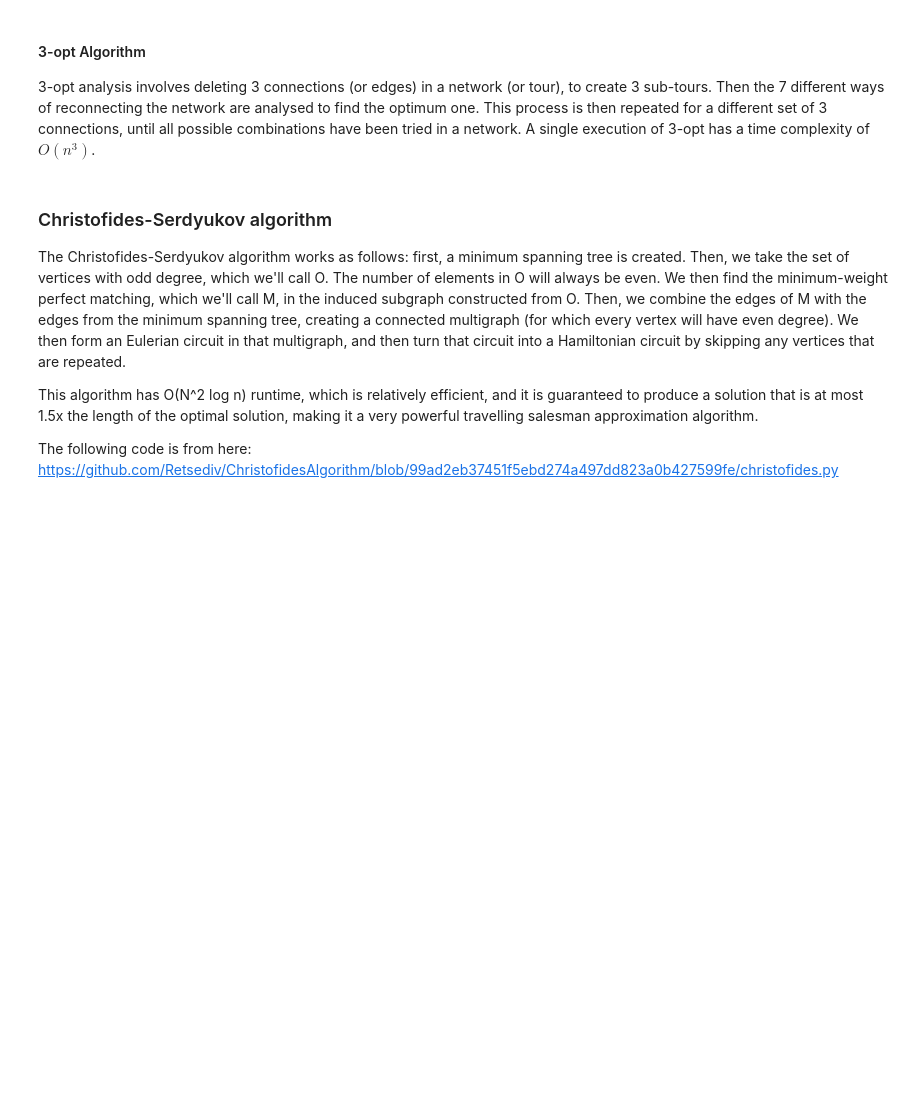
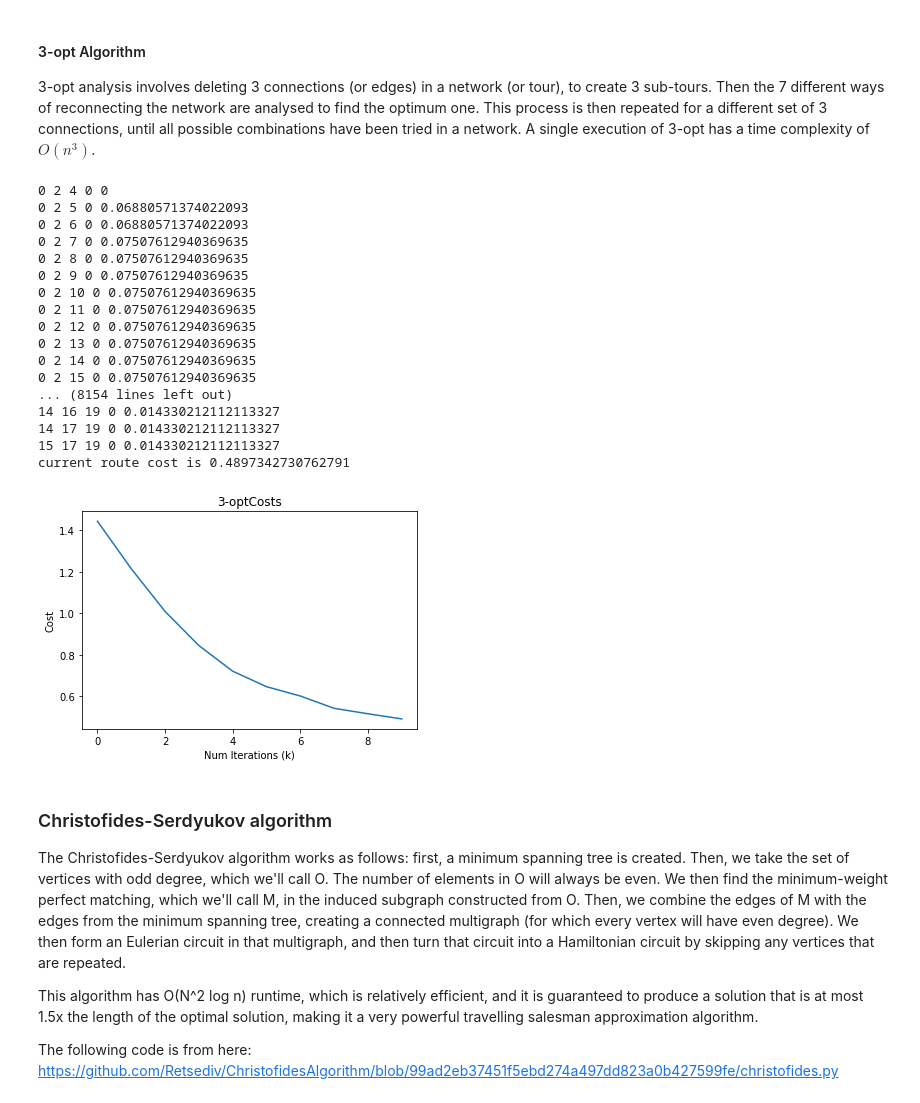
Before and after one commit to donallw/CitiBike-TSP, a Jupyter notebook: CitiBikeTSP.ipynb, the cells around one changed output. Drawn from its saved outputs; the diff is of its cells as text; code cells hidden in the pictures; blank space fills up the shorter version.

```diff
--- a/CitiBikeTSP.ipynb
+++ b/CitiBikeTSP.ipynb
@@ -559,6 +773,14 @@ updated path costs to 5.100702316183739
 #### 3-opt Algorithm
 3-opt analysis involves deleting 3 connections (or edges) in a network (or tour), to create 3 sub-tours. Then the 7 different ways of reconnecting the network are analysed to find the optimum one. This process is then repeated for a different set of 3 connections, until all possible combinations have been tried in a network. A single execution of 3-opt has a time complexity of $O(n^{3})$.
 # %%
+import random
+import numpy as np
+import matplotlib.pyplot as plt
+# import TWOPT
+from itertools import combinations, permutations
+
+
+
 def exchange(path, mode, a, c, e):
     """
     path: sequence of station_id with i th being starting and i + 1 th being ending staions
@@ -598,20 +820,23 @@ def exchange(path, mode, a, c, e):
     newCost = calPathDist(sol)
     return sol, base - newCost
 
-def three_opt_search(bestPath):
+def three_opt_search(bestPath, lim):
     size = len(bestPath)
     bestCost = calPathDist(bestPath)
     bestChange = 1
     costs = []
-    while bestChange > 0:
+    itr = 0
+    while bestChange > 0 and itr < lim:
+        itr += 1
         saved, bestChange = three_opt_update(bestPath, size)
         print("current route cost is", bestCost)
         costs.append(bestCost)
-        if bestChange > 0:
+        if bestChange > 0 or itr == lim:
             a, c, e, mode = saved
             bestPath, change = exchange(bestPath, mode, a, c, e)
             bestCost -= change
-    plot_costs(costs)
+    return bestPath, bestCost
+#     plot_costs(costs, "3-opt")
 
 def three_opt_update(bestPath, size):
     bestChange = 0
@@ -620,22 +845,20 @@ def three_opt_update(bestPath, size):
         for c in range(a + 2, size - 3):
             for e in range(c + 2, size - 1):
                 change = 0
-                print(a, c, e, change, bestChange)
+#                 print(a, c, e, change, bestChange)
                 for i in range(8):
                     path, change = exchange(bestPath, i, a, c, e)
 
                     if change > bestChange:
                         saved = a, c, e, i
                         bestChange = change
+
     return saved, bestChange
+
+def three_opt(stations, shuffle=True, lim=np.PINF):
+    bestPath = stations.copy()
+    if shuffle:
+        np.random.shuffle(bestPath)
+    bestPath = np.append(bestPath, stations[0])
+    bestPath, bestCost = three_opt_search(bestPath, lim)
+    return bestCost, bestPath
-# %%
-import random
-import numpy as np
-import matplotlib.pyplot as plt
-# import TWOPT
-from itertools import combinations, permutations
-
-def three_opt(stations):
-    bestPath = stations
-    bestPath = np.append(bestPath, stations[0])
-    bestPath = three_opt_search(bestPath)
@@ -644,3 +865,24 @@ three_opt(nn_path)
+# %%
+three_opt(stations[:20], lim=10)
+# %% [output]
+0 2 4 0 0
+0 2 5 0 0.06880571374022093
+0 2 6 0 0.06880571374022093
+0 2 7 0 0.07507612940369635
+0 2 8 0 0.07507612940369635
+0 2 9 0 0.07507612940369635
+0 2 10 0 0.07507612940369635
+0 2 11 0 0.07507612940369635
+0 2 12 0 0.07507612940369635
+0 2 13 0 0.07507612940369635
+0 2 14 0 0.07507612940369635
+0 2 15 0 0.07507612940369635
+... (8154 lines left out)
+14 16 19 0 0.014330212112113327
+14 17 19 0 0.014330212112113327
+15 17 19 0 0.014330212112113327
+current route cost is 0.4897342730762791
+[figure, added]
 # %% [markdown]
 ### Christofides-Serdyukov algorithm
 
```
Also changed, not shown: parts of 32 cells of this notebook.
